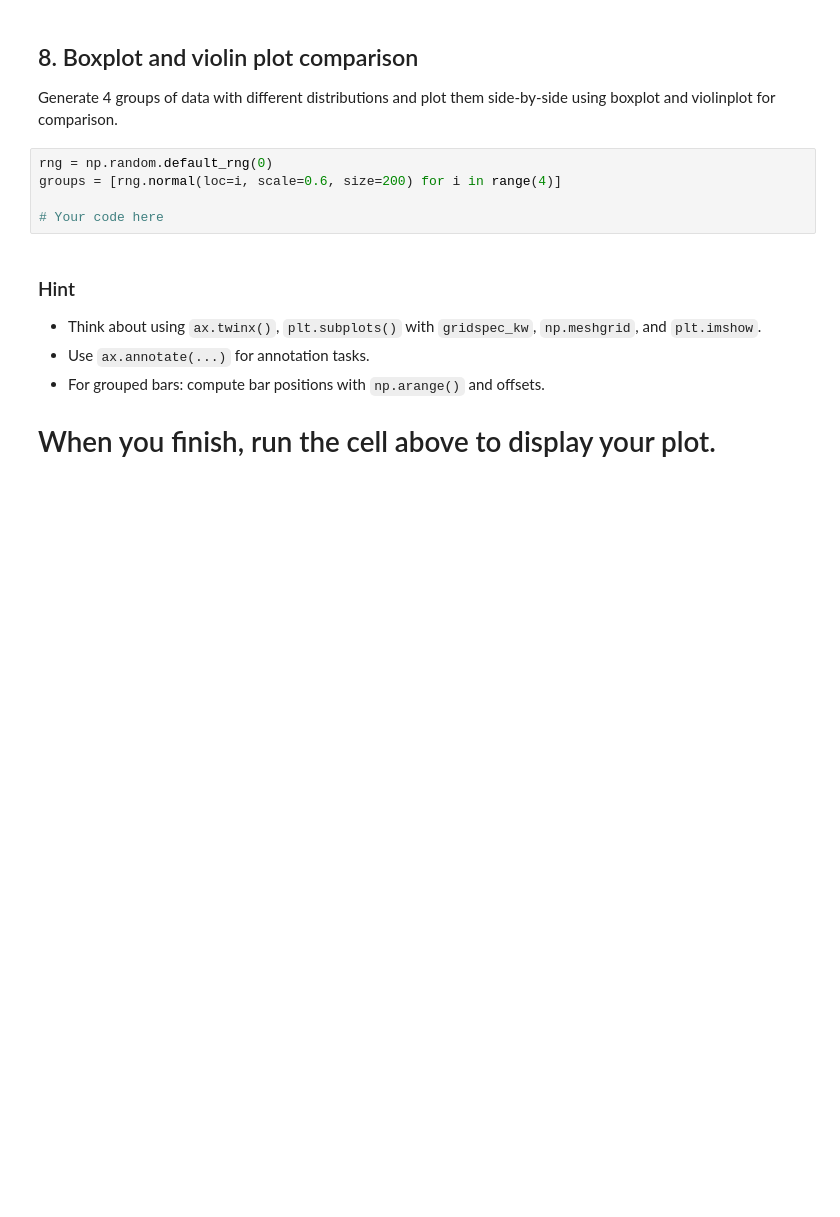
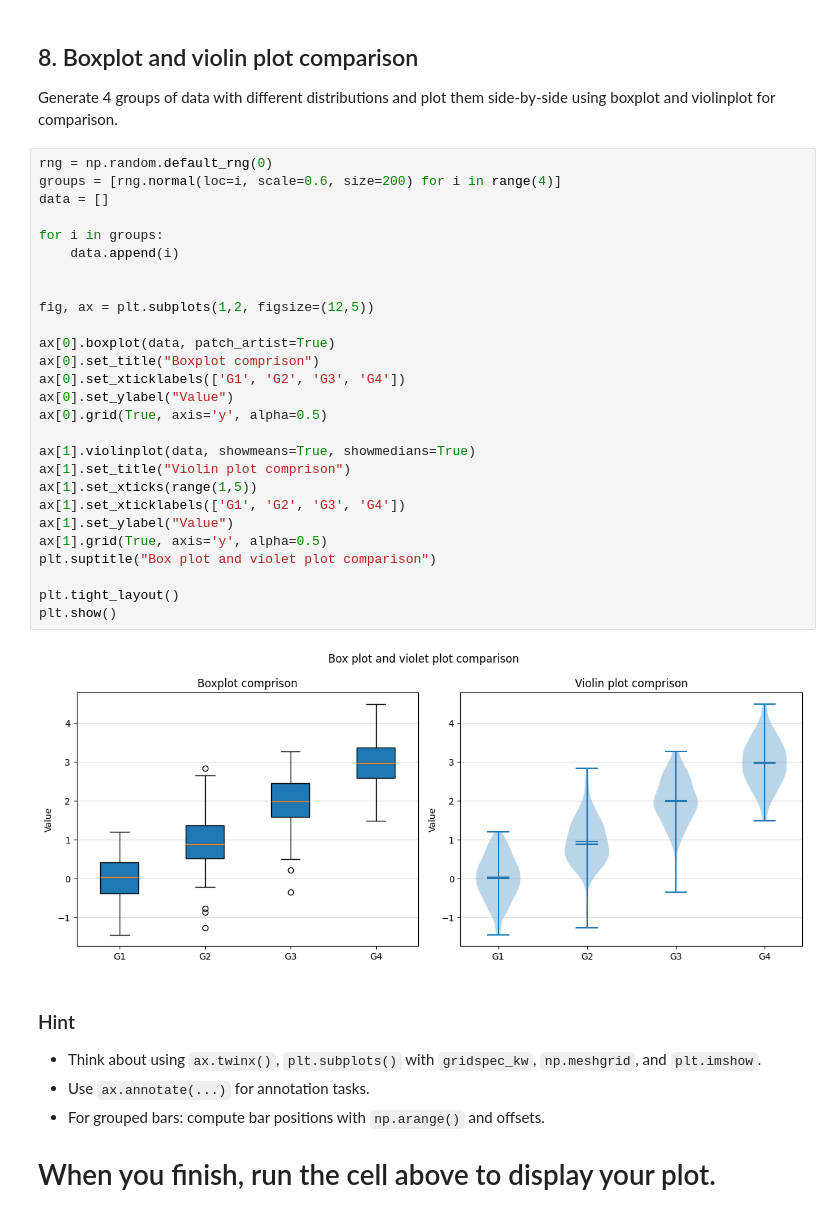
Before and after one commit to K-K-0/Matplotlib, a Jupyter notebook: matplotlib_practice_advanced.ipynb, the cells around one changed output. Cells and saved outputs as stored; diff of their text form; blank space fills up the shorter version.

```diff
--- a/matplotlib_practice_advanced.ipynb
+++ b/matplotlib_practice_advanced.ipynb
@@ -252,8 +256,32 @@ Generate 4 groups of data with different distributions and plot them side-by-sid
 # %%
 rng = np.random.default_rng(0)
 groups = [rng.normal(loc=i, scale=0.6, size=200) for i in range(4)]
+data = []
 
-# Your code here
+for i in groups:
+    data.append(i)
+
+
+fig, ax = plt.subplots(1,2, figsize=(12,5))
+
+ax[0].boxplot(data, patch_artist=True)
+ax[0].set_title("Boxplot comprison")
+ax[0].set_xticklabels(['G1', 'G2', 'G3', 'G4'])
+ax[0].set_ylabel("Value")
+ax[0].grid(True, axis='y', alpha=0.5)
+
+ax[1].violinplot(data, showmeans=True, showmedians=True)
+ax[1].set_title("Violin plot comprison")
+ax[1].set_xticks(range(1,5))
+ax[1].set_xticklabels(['G1', 'G2', 'G3', 'G4'])
+ax[1].set_ylabel("Value")
+ax[1].grid(True, axis='y', alpha=0.5)
+plt.suptitle("Box plot and violet plot comparison")
+
+plt.tight_layout()
+plt.show()
+# %% [output]
+[figure, added]
 # %% [markdown]
 ### Hint
 - Think about using `ax.twinx()`, `plt.subplots()` with `gridspec_kw`, `np.meshgrid`, and `plt.imshow`.
```
Also changed, not shown: parts of 9 cells of this notebook.
